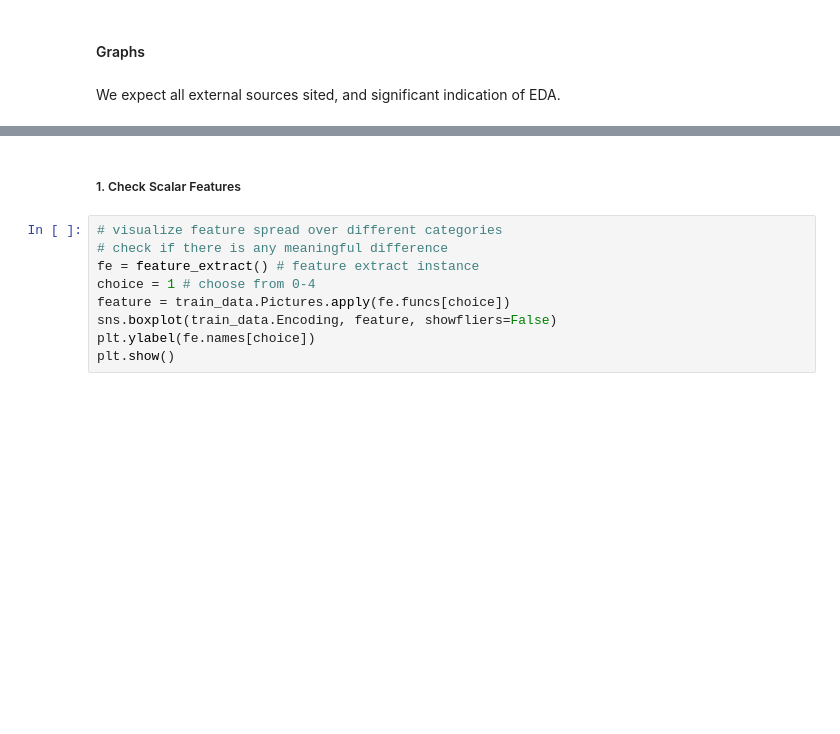
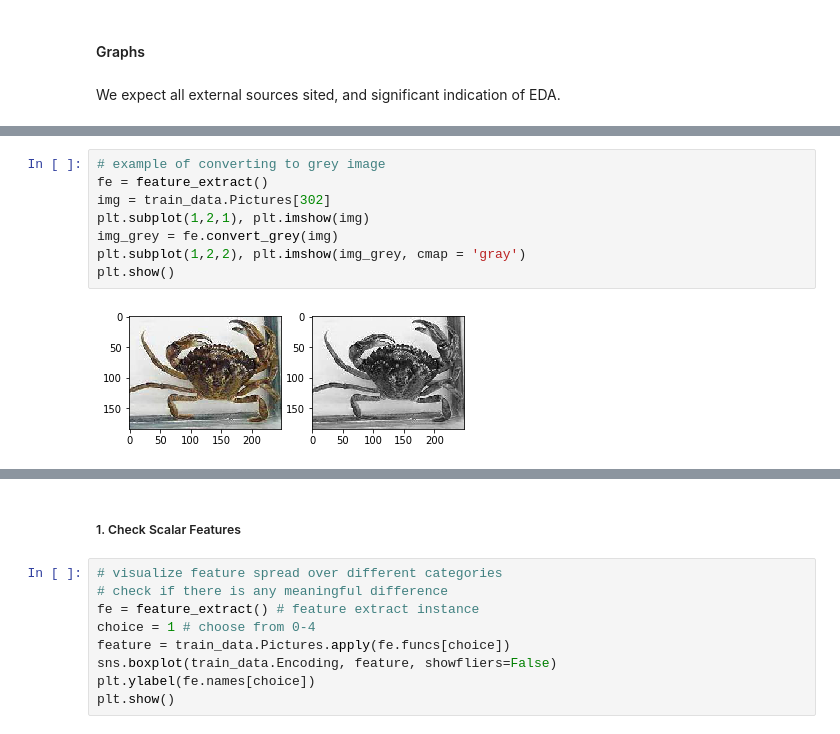
Before and after one commit to joey-lou/CS200_FP, a Jupyter notebook: GradProject_NB2.ipynb, the cells around one changed output, grey strips where cells are left out. Saved outputs shown, nothing was run; the diff lists cells and outputs as text; blank space fills up the shorter version.

```diff
--- a/GradProject_NB2.ipynb
+++ b/GradProject_NB2.ipynb
@@ -146,0 +267,10 @@ plt.show()
+# %%
+# example of converting to grey image
+fe = feature_extract()
+img = train_data.Pictures[302]
+plt.subplot(1,2,1), plt.imshow(img)
+img_grey = fe.convert_grey(img)
+plt.subplot(1,2,2), plt.imshow(img_grey, cmap = 'gray')
+plt.show()
+# %% [output]
+[figure, added]
```
Also changed, not shown: parts of 26 cells of this notebook, 1 other file.
